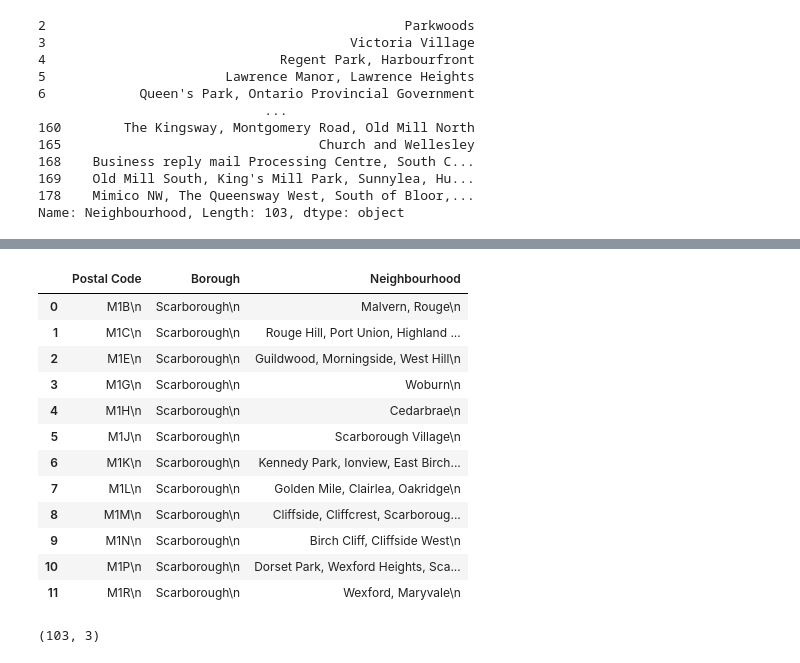
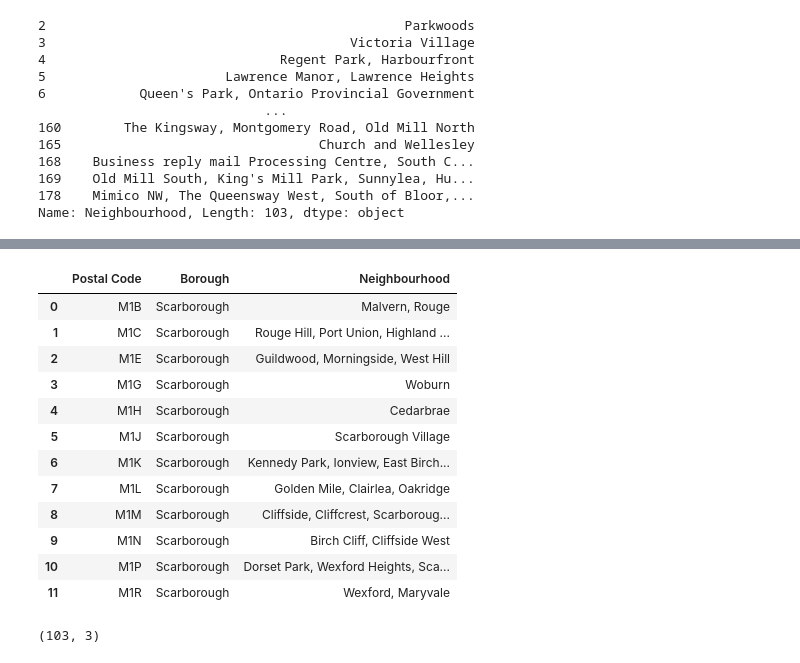
Before and after one commit to pafndio/CAPSTONE_COURSEA, a Jupyter notebook: Segmenting and Clustering Neighborhoods in Toronto.ipynb, the cells around one changed output, grey strips where cells are left out. Saved outputs shown, nothing was run; the diff lists cells and outputs as text; code cells hidden in the pictures.

```diff
--- a/Segmenting and Clustering Neighborhoods in Toronto.ipynb
+++ b/Segmenting and Clustering Neighborhoods in Toronto.ipynb
@@ -199,21 +200,23 @@ df
 # %%
 df = df.groupby(['Postal Code', 'Borough'])['Neighbourhood'].apply(', '.join).reset_index()
 df.columns = ['Postal Code', 'Borough', 'Neighbourhood']
+
+df = df.replace(r'\n',' ', regex=True)
 df.head(12)
 # %% [output]
 |  | Postal Code | Borough | Neighbourhood |
-| 0 | M1B\n | Scarborough\n | Malvern, Rouge\n |
-| 1 | M1C\n | Scarborough\n | Rouge Hill, Port Union, Highland ... |
-| 2 | M1E\n | Scarborough\n | Guildwood, Morningside, West Hill\n |
-| 3 | M1G\n | Scarborough\n | Woburn\n |
-| 4 | M1H\n | Scarborough\n | Cedarbrae\n |
-| 5 | M1J\n | Scarborough\n | Scarborough Village\n |
-| 6 | M1K\n | Scarborough\n | Kennedy Park, Ionview, East Birch... |
-| 7 | M1L\n | Scarborough\n | Golden Mile, Clairlea, Oakridge\n |
-| 8 | M1M\n | Scarborough\n | Cliffside, Cliffcrest, Scarboroug... |
-| 9 | M1N\n | Scarborough\n | Birch Cliff, Cliffside West\n |
-| 10 | M1P\n | Scarborough\n | Dorset Park, Wexford Heights, Sca... |
-| 11 | M1R\n | Scarborough\n | Wexford, Maryvale\n |
+| 0 | M1B | Scarborough | Malvern, Rouge |
+| 1 | M1C | Scarborough | Rouge Hill, Port Union, Highland ... |
+| 2 | M1E | Scarborough | Guildwood, Morningside, West Hill |
+| 3 | M1G | Scarborough | Woburn |
+| 4 | M1H | Scarborough | Cedarbrae |
+| 5 | M1J | Scarborough | Scarborough Village |
+| 6 | M1K | Scarborough | Kennedy Park, Ionview, East Birch... |
+| 7 | M1L | Scarborough | Golden Mile, Clairlea, Oakridge |
+| 8 | M1M | Scarborough | Cliffside, Cliffcrest, Scarboroug... |
+| 9 | M1N | Scarborough | Birch Cliff, Cliffside West |
+| 10 | M1P | Scarborough | Dorset Park, Wexford Heights, Sca... |
+| 11 | M1R | Scarborough | Wexford, Maryvale |
 # %%
 df.shape
 # %% [output]
```
Also changed, not shown: parts of 2 cells of this notebook.
